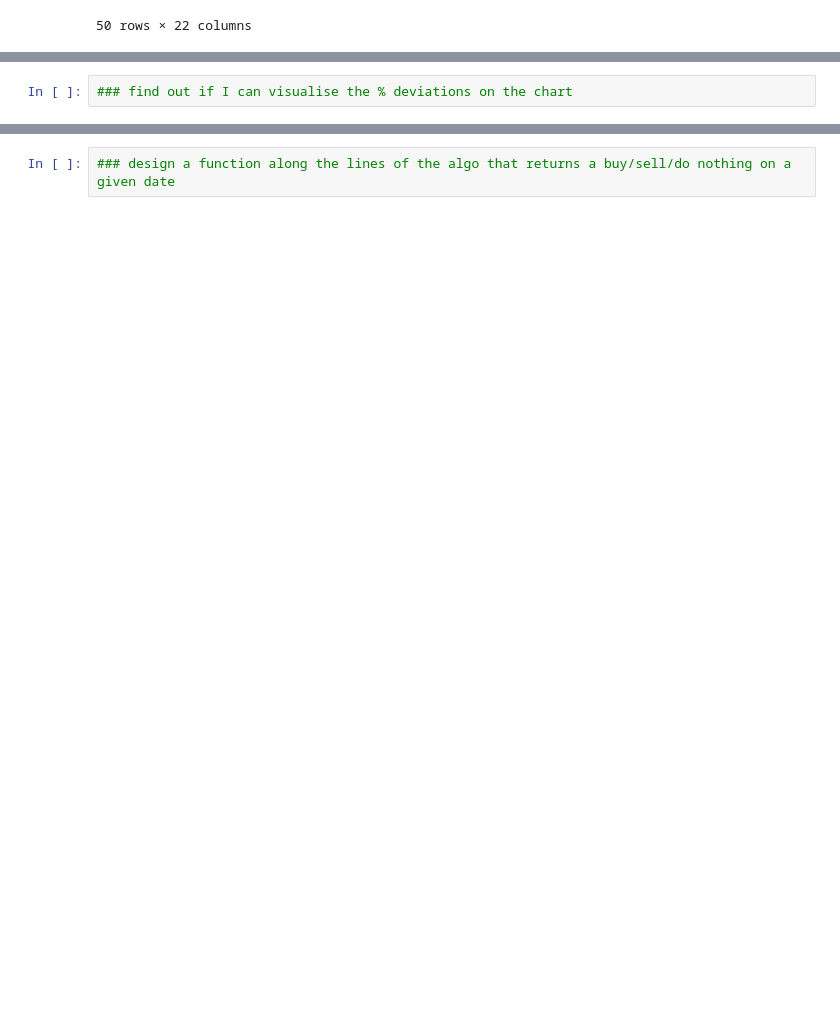
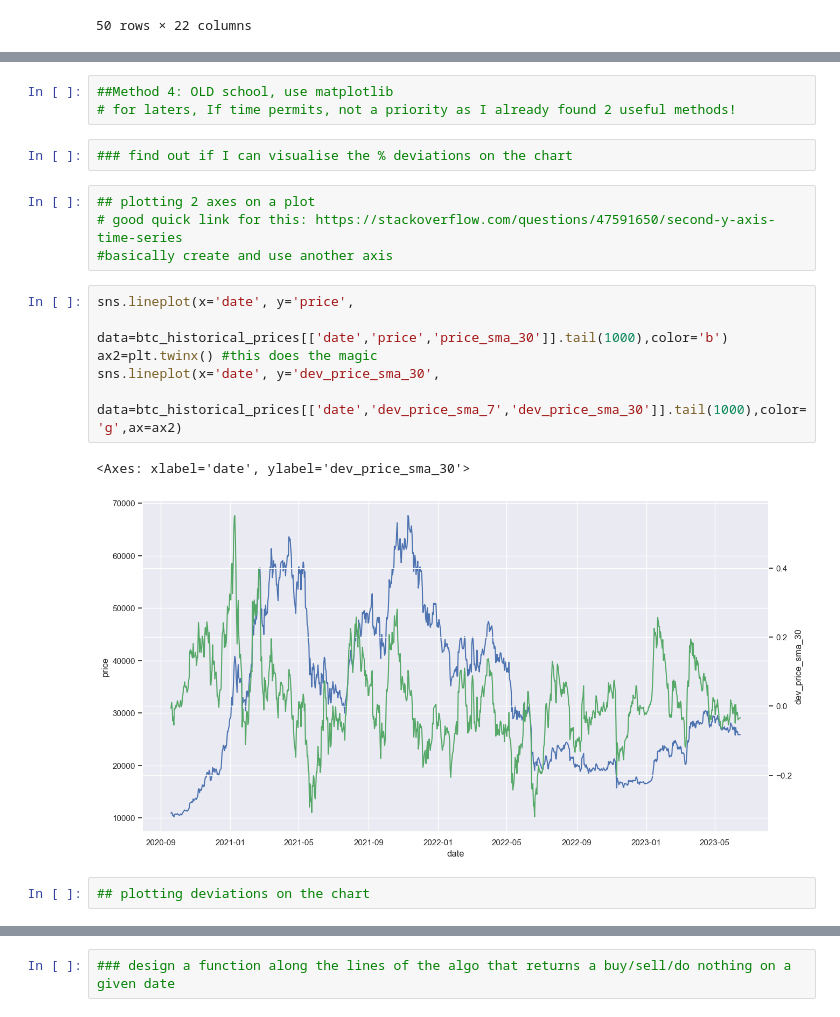
Before and after one commit to abhishek4563/crypto-trading-app, a Jupyter notebook: GetCryptoPrices.ipynb, the cells around one changed output, grey strips where cells are left out. Cells and saved outputs as stored; diff of their text form; blank space fills up the shorter version.

```diff
--- a/GetCryptoPrices.ipynb
+++ b/GetCryptoPrices.ipynb
@@ -866,2 +868,20 @@ plt.show()
+# %%
+##Method 4: OLD school, use matplotlib
+# for laters, If time permits, not a priority as I already found 2 useful methods!
 # %%
 ### find out if I can visualise the % deviations on the chart
+# %%
+## plotting 2 axes on a plot
+# good quick link for this: https://stackoverflow.com/questions/47591650/second-y-axis-time-series
+#basically create and use another axis
+# %%
+sns.lineplot(x='date', y='price',
+             data=btc_historical_prices[['date','price','price_sma_30']].tail(1000),color='b')
+ax2=plt.twinx() #this does the magic
+sns.lineplot(x='date', y='dev_price_sma_30',
+              data=btc_historical_prices[['date','dev_price_sma_7','dev_price_sma_30']].tail(1000),color='g',ax=ax2)
+# %% [output]
+<Axes: xlabel='date', ylabel='dev_price_sma_30'>
+[figure, added]
+# %%
+## plotting deviations on the chart
```
Also changed, not shown: parts of 60 cells of this notebook.
